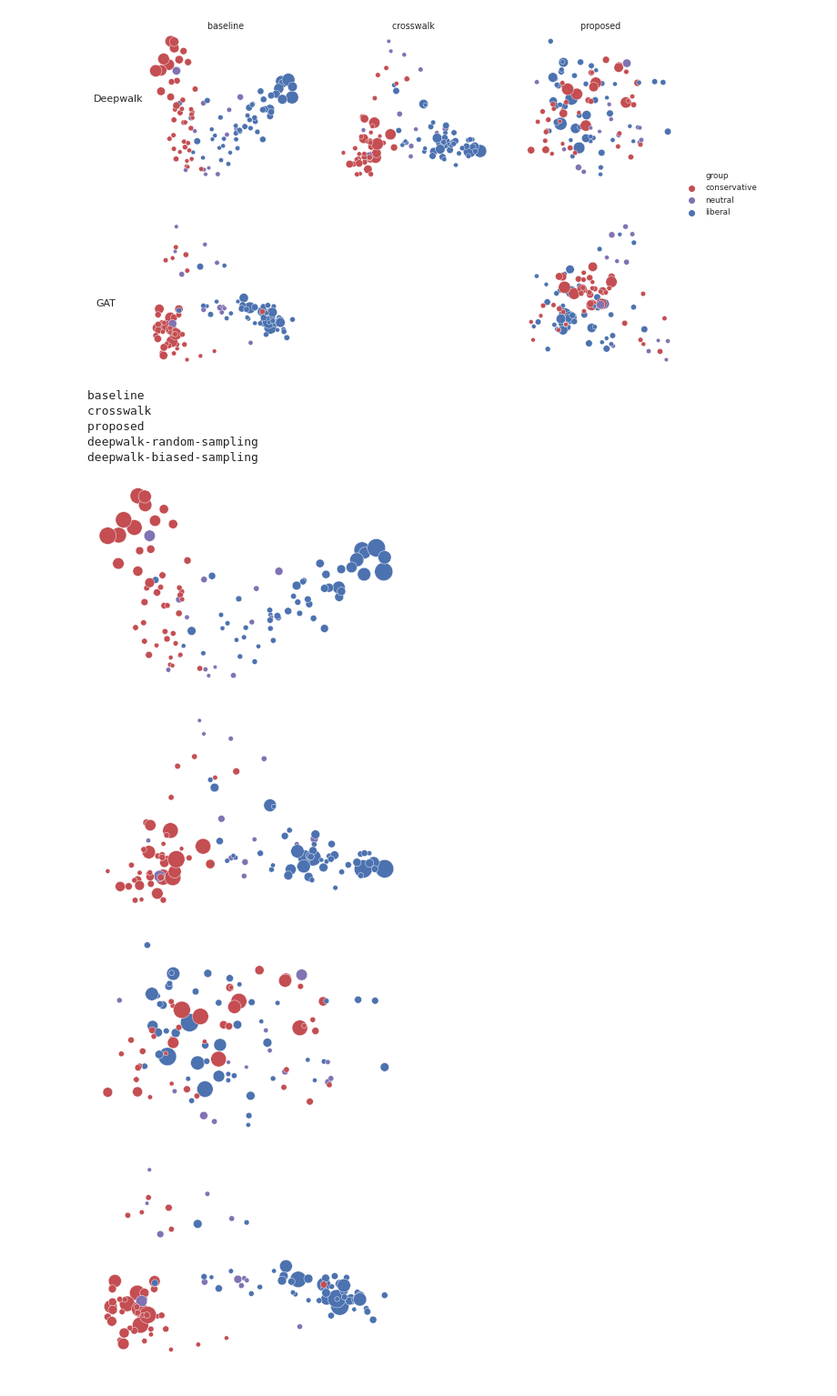
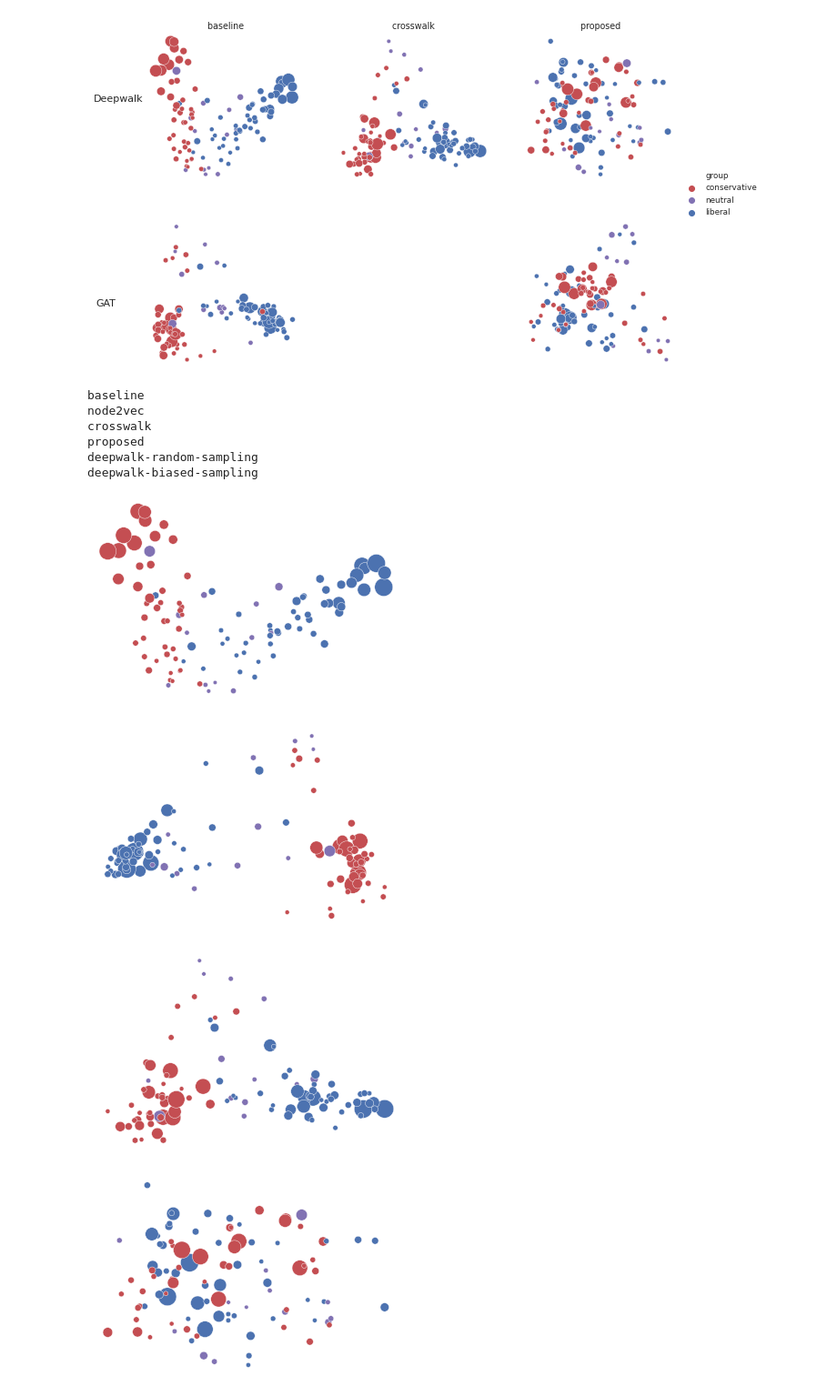
Before and after one commit to thunderock/residual2vec_, a Jupyter notebook: notebooks/PLOTS/demonstration.ipynb, the cells around one changed output. Shown at 91% size. Cells and saved outputs as stored; diff of their text form; code cells hidden in the pictures.

Commit message:
some random changes

```diff
--- a/notebooks/PLOTS/demonstration.ipynb
+++ b/notebooks/PLOTS/demonstration.ipynb
@@ -27,3 +29,32 @@ embs = pkl.load(open("../RESULTS/embs_2.pkl", "rb"))
 embs.keys()
 # %% [output]
 dict_keys(['Biased', 'Degree-debiased', 'Degree-Group-debiased', 'Degree-Group-debiased-temp', 'fw_n2v', 'fw_dw', 'cw_n2v', 'cw_dw', 'gat_dw_random', 'gcn_dw_random', 'gat_n2v_random', 'gcn_n2v_random ...
+# %%
+source_data_url = "http://www-personal.umich.edu/~mejn/netdata/polbooks.zip"
+
+tmp_gml_file = "/tmp/data"
+zipresp = urlopen(source_data_url)
+tempzip = open("/tmp/polbooks.zip", "wb")
+tempzip.write(zipresp.read())
+tempzip.close()
+zf = ZipFile("/tmp/polbooks.zip")
+zf.extractall(path = tmp_gml_file)
+zf.close()
+
+
+graph_data_file = tmp_gml_file + "/" + "polbooks.gml"
+
+G = nx.read_gml(graph_data_file)
+G = nx.relabel.convert_node_labels_to_integers(
+    G, first_label=0, ordering="default"
+)  # first_label is the starting integer label, in this case zero
+nodes = G.nodes(data=True)
+labels, group_ids = np.unique([nd[1]["value"] for nd in nodes], return_inverse=True)
+A = nx.adjacency_matrix(G)
+
+deg = np.array(A.sum(axis=1)).reshape(-1)
+A = (sparse.diags(deg) @ A @ sparse.diags(deg))
+# %%
+embs['n2v'] = snakemake_utils.get_embs_from_dataset(dataset_name='polbook', crosswalk=False, r2v=False,
+                                                    node2vec=True, fairwalk=False, model_name='node2vec',
+                                                    learn_outvec=False, model_dim=16, adj=A)
@@ -181,14 +214,14 @@ plot_data_all = []
 
 # deg = np.array(A.sum(axis=0)).reshape(-1)
 row = 0
-ordered_ = ['Biased', 'cw_dw', 'Degree-Group-debiased', 'gat_dw_random', 'gat_dw_r2v', ]
+ordered_ = ['Biased', 'n2v', 'cw_dw', 'Degree-Group-debiased', 'gat_dw_random', 'gat_dw_r2v', ]
 
 mp = {'Biased': 'baseline',
     'gat_n2v_random': 'gat-node2vec-random-sampling', 'gat_n2v_r2v': 'gat-node2vec-biased-sampling',
     'gat_dw_random': 'deepwalk-random-sampling', 'gat_dw_r2v': 'deepwalk-biased-sampling',
      'gcn_dw_random': 'deepwalk-random-sampling', 'gcn_dw_r2v': 'deepwalk-biased-sampling',
    'fw_dw': 'fairwalk-deepwalk', 'cw_dw': 'crosswalk', 'fw_n2v': "fairwalk-node2vec", 'cw_n2v': "crosswalk-node2vec",
-'Degree-Group-debiased': 'proposed'}
+'Degree-Group-debiased': 'proposed', 'n2v': 'node2vec'}
 # mp = {
 #     'gat_dw_random': 'biased', 'gat_dw_r2v': 'unbiased', 'Biased': 'biased', 'cw_dw': 'unbiased'
 # }
@@ -214,33 +247,34 @@ plot_data_all = pd.concat(plot_data_all)
 #
 sns.set_style("white")
 sns.set(font_scale=.8)
 sns.set_style("ticks")
 
 
 
 cmap = sns.color_palette()
 colors = {'liberal': cmap[0], 'conservative': cmap[3], 'neutral': cmap[4]}
 
 for o in ordered_:
 #     sns.scatterplot("x", "y", "group", "degree", palette = colors)
 
 
     plt.figure()
     print(mp[o], )
     ax = sns.scatterplot(data=plot_data_all[plot_data_all.model == mp[o]], x="x", y="y",
                     size="degree", palette=colors, hue="group", sizes=(20, 400))
 
     # remove axis
     ax.set_axis_off()
     plt.legend([], [], frameon=False)
     plt.plot();
 # %% [output]
 baseline
+node2vec
 crosswalk
 proposed
 deepwalk-random-sampling
 deepwalk-biased-sampling
 [figure]
-[figure, old version]
+[figure, new version]
-[figure, old version]
+[figure, new version]
-[figure, old version]
+[figure, new version]
```
Also changed, not shown: parts of 8 cells of this notebook, 4 other files.
